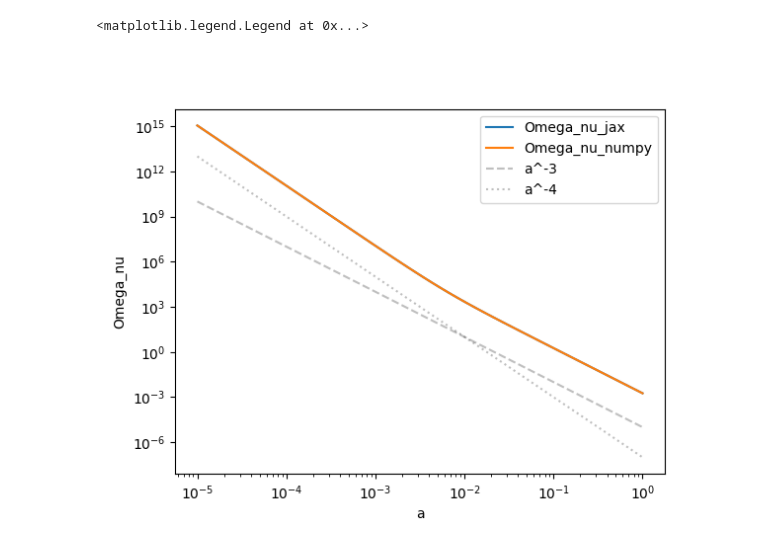
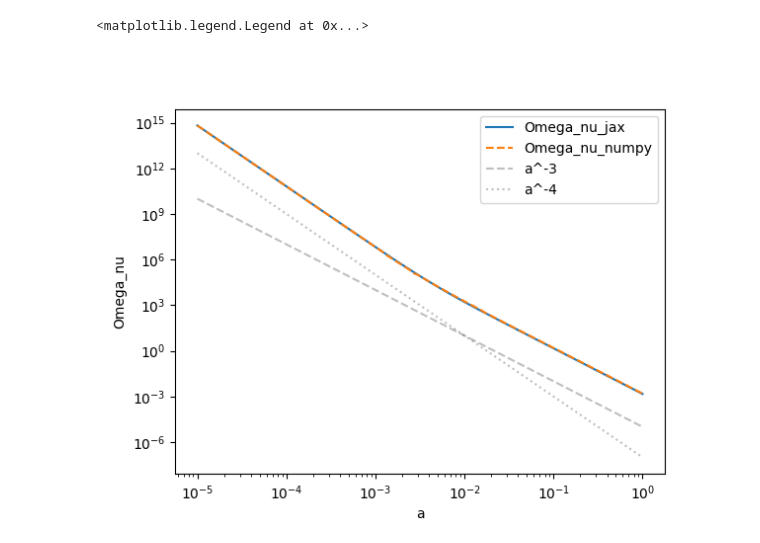
Before and after one commit to ohahn/DISCO-EB, a Jupyter notebook: Neutrinos_jax.ipynb, the cells around one changed output. Saved outputs shown, nothing was run; the diff lists cells and outputs as text; code cells hidden in the pictures.

```diff
--- a/Neutrinos_jax.ipynb
+++ b/Neutrinos_jax.ipynb
@@ -7,4 +8,4 @@ import scipy
 %matplotlib widget
 # %%
-jax.config.update("jax_enable_x64", True)
+jax.config.update("jax_enable_x64", False)
 # %%
@@ -52,14 +100,16 @@ def Omega_nu_numpy_(a, mnu, Tcmb, h):
     # Omega_nu is the density of neutrinos
     # Omega_nu = 7*pi^4/120 * (T_nu/T_cmb)^4 * (4/11)^(4/3) * (1/1.68)
     sum = 0.0
+    g   = 2.0 # number of degrees of freedom
+    Tnu = (4.0/11.0)**(1.0/3.0) * Tcmb # Temperature of neutrinos
+    c2ok = 1.62581581e4 # K / eV
     for m in mnu:
-        c2ok = 1.62581581e4 # K / eV
-        beta = m/Tcmb * c2ok
+        beta = m/Tnu * c2ok
         def integ(y):
             return y**2 * np.sqrt(1+y**2/a**2) / (np.exp(beta*y) + 1)
-        res = scipy.integrate.quad(integ, 0, np.inf, epsabs=1e-13, epsrel=1e-10)
-        sum += res[0] * (m/5.32e-3)**4
-    return sum * a**-3
+        res  = scipy.integrate.quad(integ, 0, np.inf)#, epsabs=1e-13, epsrel=1e-10)
+        sum += res[0] * (m/6.32264e-3)**4
+    return sum * a**-3 * h**-2 * g
 
 def Omega_nu_numpy( a, mnu, Tcmb, h ):
     res = np.zeros_like(a)
@@ -94,17 +177,19 @@ def Omega_nu( a, mnu, Tcmb=2.7255, h=0.6736 ):
 # %%
 aa = jnp.geomspace(1e-5,1.0,100)
 
 mnus = [0.1,0.07]
 
+Omega_nu, errOn = Omega_nu(aa, mnus, Tcmb=2.7255, h=0.67)
+
 fig, ax = plt.subplots()
-ax.loglog(aa, Omega_nu(aa, mnus, Tcmb=2.7255, h=0.67), label='Omega_nu_jax')
-ax.loglog(aa, Omega_nu_numpy(aa, mnus, Tcmb=2.7255, h=0.67), label='Omega_nu_numpy')
+ax.loglog(aa, Omega_nu, label='Omega_nu_jax')
+ax.loglog(aa, Omega_nu_numpy(aa, mnus, Tcmb=2.7255, h=0.67), '--', label='Omega_nu_numpy')
 
 ax.set_xlabel('a')
 ax.set_ylabel('Omega_nu')
 ax.loglog(aa,1e-5*aa**-3, c='k', ls='--', label='a^-3', alpha=0.25)
 ax.loglog(aa,1e-7*aa**-4, c='k', ls=':',  label='a^-4', alpha=0.25)
 ax.legend()
 # %% [output]
 <matplotlib.legend.Legend at 0x...>
-[figure, old version]
+[figure, new version]
```
Also changed, not shown: parts of 3 cells of this notebook, 3 other files.
